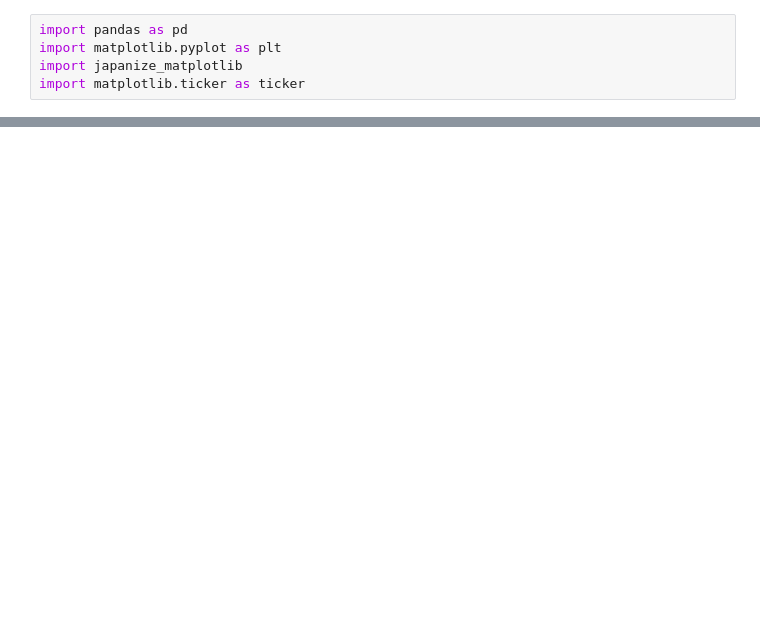
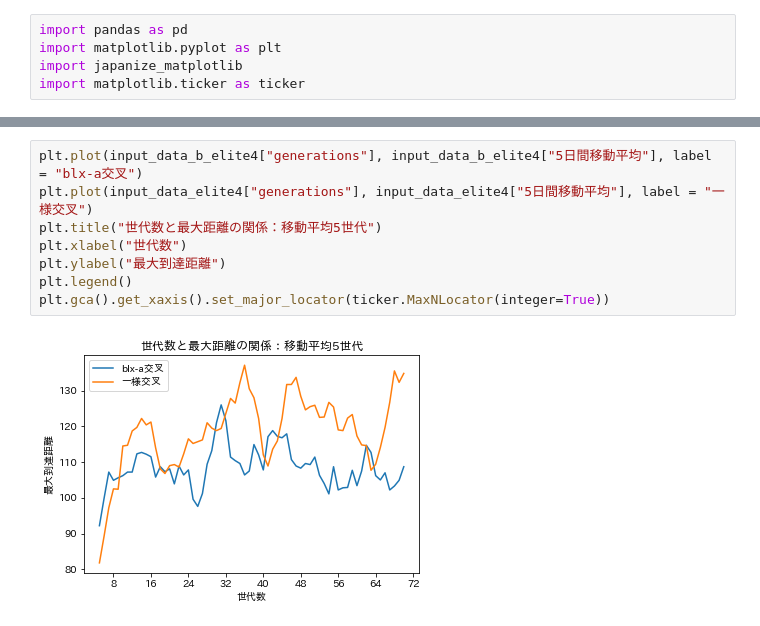
Before and after one commit to takutoooooooo/car-evolve.proj, a Jupyter notebook: for_analysis/analysis_blx.ipynb, the cells around one changed output, grey strips where cells are left out. Saved outputs shown, nothing was run; the diff lists cells and outputs as text; blank space fills up the shorter version.

```diff
--- a/for_analysis/analysis_blx.ipynb
+++ b/for_analysis/analysis_blx.ipynb
@@ -38,0 +44,10 @@ plt.gca().get_xaxis().set_major_locator(ticker.MaxNLocator(integer=True))
+# %%
+plt.plot(input_data_b_elite4["generations"], input_data_b_elite4["5日間移動平均"], label = "blx-a交叉")
+plt.plot(input_data_elite4["generations"], input_data_elite4["5日間移動平均"], label = "一様交叉")
+plt.title("世代数と最大距離の関係：移動平均5世代")
+plt.xlabel("世代数")
+plt.ylabel("最大到達距離")
+plt.legend()
+plt.gca().get_xaxis().set_major_locator(ticker.MaxNLocator(integer=True))
+# %% [output]
+[figure, added]
```
Also changed, not shown: parts of 4 cells of this notebook, 1 other file.
